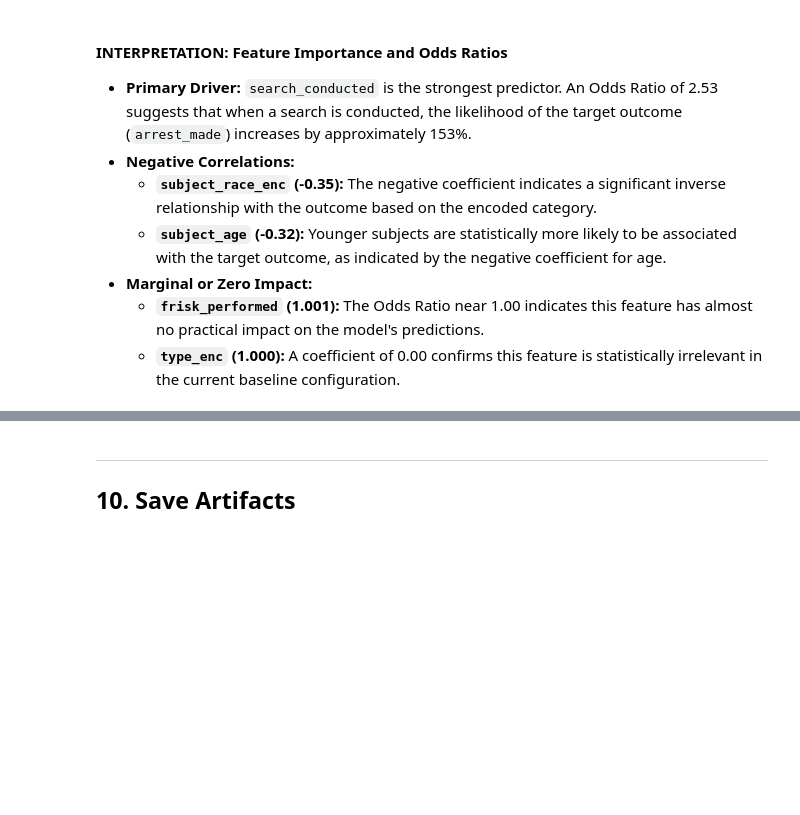
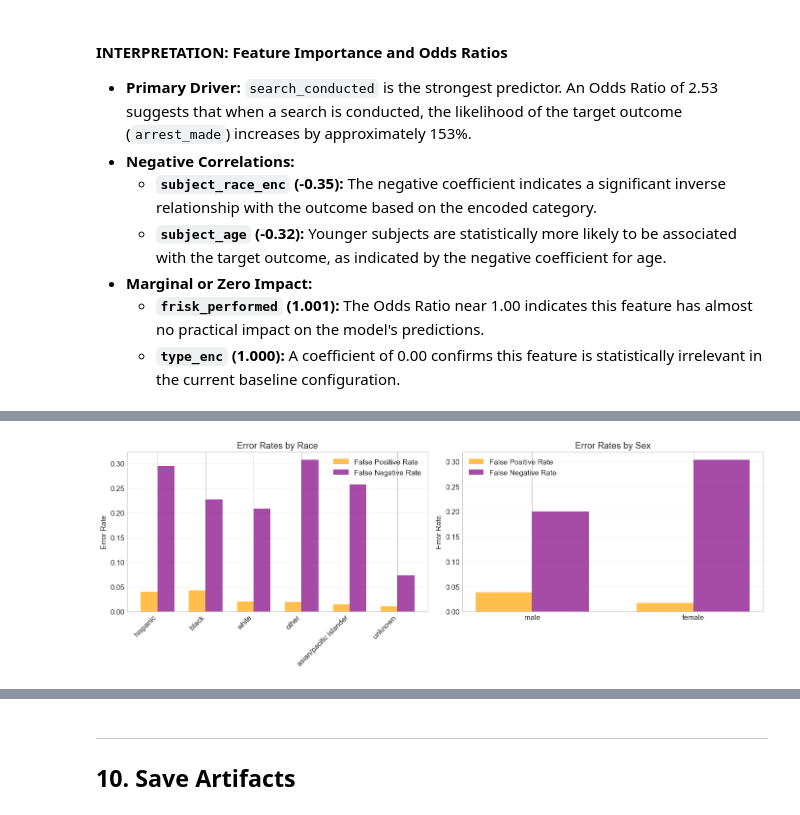
Before and after one commit to NatBrian/nashville-traffic-stop-bias-analysis, a Jupyter notebook: Notebook_01_Data_Audit.ipynb, the cells around one changed output, grey strips where cells are left out. Drawn from its saved outputs; the diff is of its cells as text; code cells hidden in the pictures; blank space fills up the shorter version.

Commit message:
notebook 1 add raw vs process, add demographic bias

```diff
--- a/Notebook_01_Data_Audit.ipynb
+++ b/Notebook_01_Data_Audit.ipynb
@@ -1031,0 +1289,98 @@ FEATURE IMPORTANCE (Logistic Regression Coefficients)
+# %%
+# === ERROR ANALYSIS BY DEMOGRAPHICS ===
+print("ERROR ANALYSIS BY DEMOGRAPHICS")
+print("=" * 60)
+
+# Create error analysis dataframe
+error_df = pd.DataFrame({
+    'actual': y_test.values,
+    'predicted': y_pred,
+    'prob_arrest': y_proba
+})
+
+# Add demographic info from test set
+test_indices = X_test.index
+error_df['subject_race'] = df_model.loc[test_indices, 'subject_race'].values
+error_df['subject_sex'] = df_model.loc[test_indices, 'subject_sex'].values
+error_df['subject_age'] = X_test['subject_age'].values
+
+# Calculate error types
+error_df['TP'] = (error_df['actual'] == 1) & (error_df['predicted'] == 1)
+error_df['TN'] = (error_df['actual'] == 0) & (error_df['predicted'] == 0)
+error_df['FP'] = (error_df['actual'] == 0) & (error_df['predicted'] == 1)
+error_df['FN'] = (error_df['actual'] == 1) & (error_df['predicted'] == 0)
+
+print("\n1. Overall Error Distribution:")
+print("-" * 40)
+print(f"   True Positives (correctly predicted arrests): {error_df['TP'].sum():,}")
+print(f"   True Negatives (correctly predicted non-arrests): {error_df['TN'].sum():,}")
+print(f"   False Positives (predicted arrest, was not): {error_df['FP'].sum():,}")
+print(f"   False Negatives (missed arrest): {error_df['FN'].sum():,}")
+
+print("\n2. Error Rates by Race:")
+print("-" * 40)
+
+race_errors = []
+for race in error_df['subject_race'].unique():
+    subset = error_df[error_df['subject_race'] == race]
+    if len(subset) > 100:  # Only analyze groups with sufficient samples
+        race_errors.append({
+            'Race': race,
+            'Total': len(subset),
+            'FP Rate': subset['FP'].sum() / max(1, (subset['TN'].sum() + subset['FP'].sum())),
+            'FN Rate': subset['FN'].sum() / max(1, (subset['TP'].sum() + subset['FN'].sum())),
+            'Error Rate': (subset['FP'].sum() + subset['FN'].sum()) / len(subset)
+        })
+
+race_error_df = pd.DataFrame(race_errors).sort_values('Error Rate', ascending=False)
+print(race_error_df.to_string(index=False))
+
+print("\n3. Error Rates by Sex:")
+print("-" * 40)
+
+sex_errors = []
+for sex in error_df['subject_sex'].unique():
+    subset = error_df[error_df['subject_sex'] == sex]
+    if len(subset) > 100:
+        sex_errors.append({
+            'Sex': sex,
+            'Total': len(subset),
+            'FP Rate': subset['FP'].sum() / max(1, (subset['TN'].sum() + subset['FP'].sum())),
+            'FN Rate': subset['FN'].sum() / max(1, (subset['TP'].sum() + subset['FN'].sum())),
+            'Error Rate': (subset['FP'].sum() + subset['FN'].sum()) / len(subset)
+        })
+
+sex_error_df = pd.DataFrame(sex_errors).sort_values('Error Rate', ascending=False)
+print(sex_error_df.to_string(index=False))
+
+# Visualize
+fig, axes = plt.subplots(1, 2, figsize=(14, 5))
+
+# Race error rates
+if len(race_error_df) > 0:
+    x_race = range(len(race_error_df))
+    width = 0.35
+    axes[0].bar([i - width/2 for i in x_race], race_error_df['FP Rate'], width, label='False Positive Rate', color='orange', alpha=0.7)
+    axes[0].bar([i + width/2 for i in x_race], race_error_df['FN Rate'], width, label='False Negative Rate', color='purple', alpha=0.7)
+    axes[0].set_xticks(x_race)
+    axes[0].set_xticklabels(race_error_df['Race'], rotation=45, ha='right')
+    axes[0].set_ylabel('Error Rate')
+    axes[0].set_title('Error Rates by Race')
+    axes[0].legend()
+    axes[0].grid(True, alpha=0.3, axis='y')
+
+# Sex error rates
+if len(sex_error_df) > 0:
+    x_sex = range(len(sex_error_df))
+    axes[1].bar([i - width/2 for i in x_sex], sex_error_df['FP Rate'], width, label='False Positive Rate', color='orange', alpha=0.7)
+    axes[1].bar([i + width/2 for i in x_sex], sex_error_df['FN Rate'], width, label='False Negative Rate', color='purple', alpha=0.7)
+    axes[1].set_xticks(x_sex)
+    axes[1].set_xticklabels(sex_error_df['Sex'])
+    axes[1].set_ylabel('Error Rate')
+    axes[1].set_title('Error Rates by Sex')
+    axes[1].legend()
+    axes[1].grid(True, alpha=0.3, axis='y')
+
+plt.tight_layout()
+plt.show()
+# %% [output]
@@ -1031,0 +1404 @@ FEATURE IMPORTANCE (Logistic Regression Coefficients)
+[figure, added]
```
Also changed, not shown: parts of 9 cells of this notebook.
